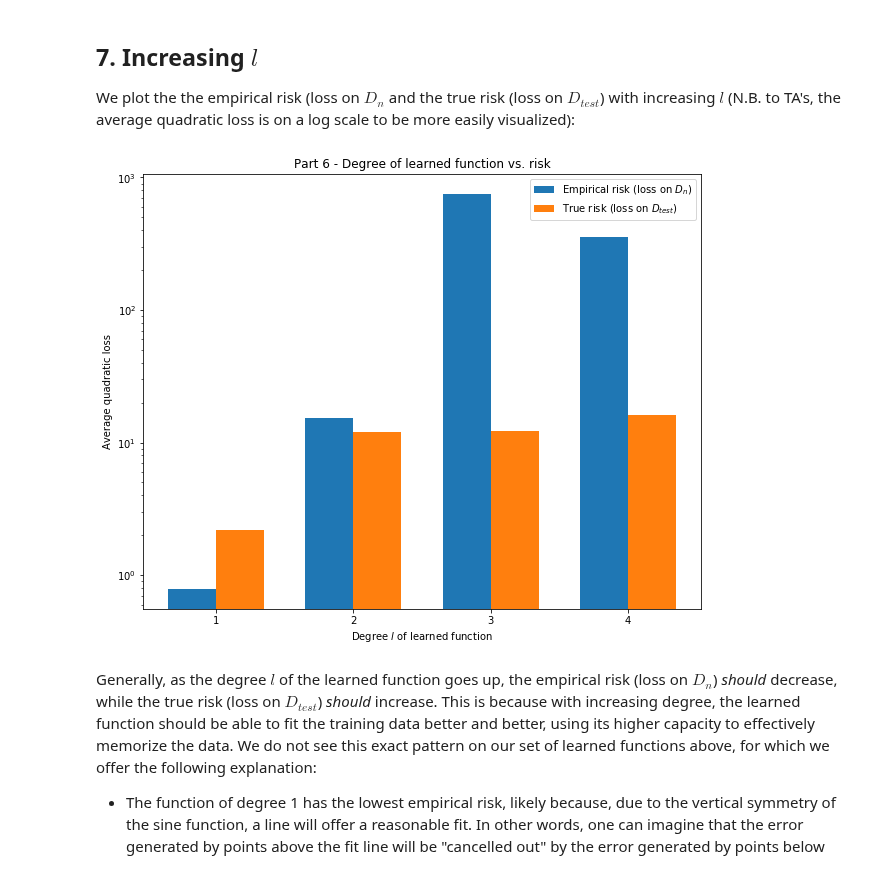
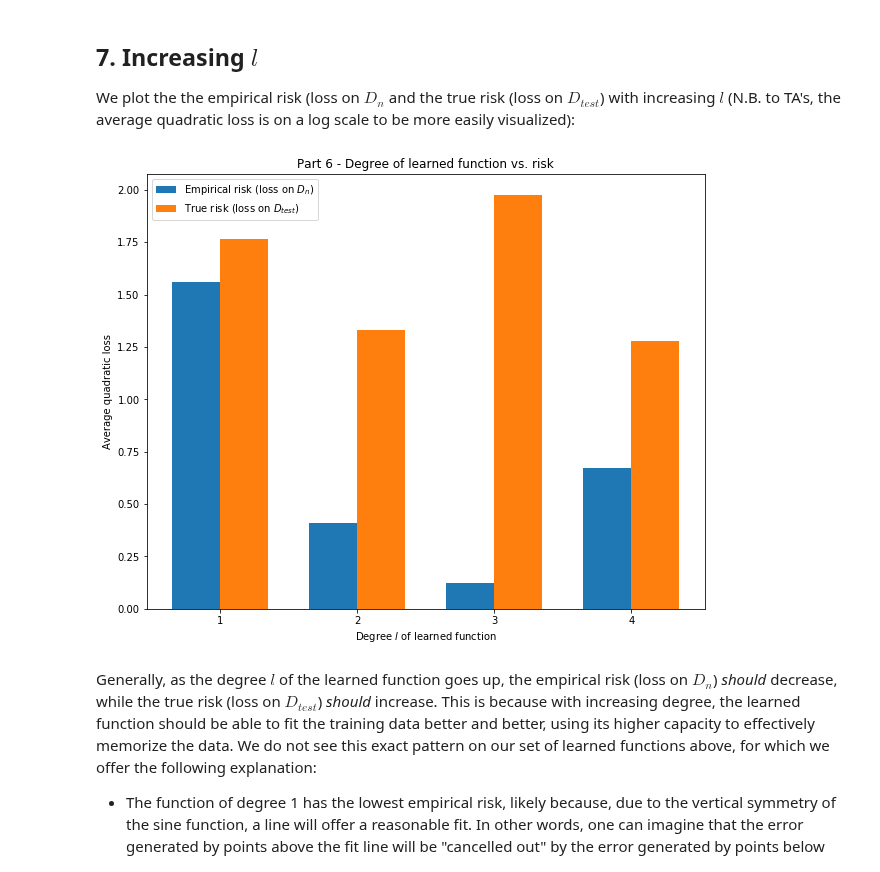
Before and after one commit to violetguos/ift6390, a Jupyter notebook: Homework 2/Practical.ipynb, the cells around one changed output. Drawn from its saved outputs; the diff is of its cells as text; code cells hidden in the pictures.

```diff
--- a/Homework 2/Practical.ipynb
+++ b/Homework 2/Practical.ipynb
@@ -178,17 +177,22 @@ We set $\lambda = 0.01$ and try fitting different degrees of polynomials.
 # %%
 # Define step size and number of steps for each degree
 kDegreeArr = [1, 2, 3, 4]
-stepsizeArr = [0.01, 0.001, 0.00000001, 0.00000001]
-numStepArr = [400, 40000, 40000, 40000]
+stepsizeArr = [0.01, 0.001, 1.0e-6, 1.0e-7]
+#stepsizeArr = [0.01, 0.001, 5.5180124e-08, 0.00000001]
+numStepArr = [400, 40000, int(1e6), int(1e6)]
+#numStepArr = [400, 40000, 837605, 40000]
+
+#stepsizeArr = [10**(-7), 10**(-7), 10**(-7), 10**(-7)]
+#numStepArr = [10, 10, 10, 10]
 
 plt.rcParams['figure.figsize'] = [10, 8]
-plt.ylim(top = 15, bottom=-15)
+plt.ylim(top = 5, bottom=-5)
 
 lossArr_train = []
 lossArr_test = []
 learned_param = []
 
-np.random.seed(1)
+np.random.seed(5)
 
 # Function to do a mapping from a 1d X.
 def to_map(input_data, k):
@@ -202,9 +206,10 @@ def to_map(input_data, k):
     return dataK
 
 for k in kDegreeArr:
+    print('On degree {}.'.format(k))
     # Initialize weights and bias randomly according to degree
     weight = np.random.rand(k)
-    bias = np.random.rand(k)
+    bias = 0
 
     # Get a mapping of the training data
     dataDM = []
@@ -221,16 +226,17 @@ for k in kDegreeArr:
     dataKM = np.array(dataKM)
 
     # Get a mapping of the targets
-    targetsM = []
-    for target in dataDn[1]:
-        targetsM.append(to_map(target, k))
-    targetsM = np.array(targetsM)
+    #targetsM = []
+    #for target in dataDn[1]:
+    #    targetsM.append(to_map(target, k))
+    #targetsM = np.array(targetsM)
 
     # Do the descent
+    regGD = 0
     regGD = gradDescent(weightedDecay = 0.01,
                         stepSize = stepsizeArr[kDegreeArr.index(k)],
                         numberSteps= numStepArr[kDegreeArr.index(k)])
-    regGDParam = regGD.regression_gradient(weight, bias, dataDM, targetsM)
+    regGDParam = regGD.regression_gradient(weight, bias, dataDM, dataDn[1])
     learned_param.append([regGDParam[0], regGDParam[1]])
 
     # Define the function using the learned parameters
@@ -238,14 +244,17 @@ for k in kDegreeArr:
     for i, point in enumerate(dataDM):
         learnedFunc.append(np.dot(regGDParam[0], point) + regGDParam[1])
     learnedFunc = np.array(learnedFunc)
-    learnedFunc = np.sum(learnedFunc, axis = 1)
+    print('learned func before sum:', learnedFunc)
+    #learnedFunc = np.sum(learnedFunc, axis = 1)
+    print('learned func after sum:', learnedFunc)
 
     # Define a function with dummy data and learned parameters, for a smooth plot
     #dataK = np.array(np.linspace(-10, 10, 100))
     for point in dataKM:
         learnedFunc_plot.append(np.dot(regGDParam[0], point) + regGDParam[1])
     learnedFunc_plot = np.array(learnedFunc_plot)
-    learnedFunc_plot = np.sum(learnedFunc_plot, axis = 1)
+    #learnedFunc_plot = np.sum(learnedFunc_plot, axis = 1)
+    print(learnedFunc_plot)
     plt.plot(dataK, learnedFunc_plot, label = "learned func, k = {}".format(k))
     #plt.scatter(dataDn[0], learnedFunc, label = "learned func, k = {}".format(k))
 
@@ -271,35 +297,35 @@ We plot the the empirical risk (loss on $D_{n}$ and the true risk (loss on $D_{t
 # %%
 # Already got training loss, so now get testing loss:
 lossArr_test = []
 for k in kDegreeArr:
     # Get the function
     learnedFunc = []
     for point in dataDtest[0]:
         learnedFunc.append(np.dot(learned_param[k-1][0], point) + learned_param[k-1][1])
     learnedFunc = np.array(learnedFunc)
     if k != 1:
         learnedFunc = np.sum(learnedFunc, axis = 1)
 
     # Calculate test error
     loss = np.mean((learnedFunc - dataDtest[1])**2)
     lossArr_test.append(loss)
 
 # Plot training and test error
 ind = np.arange(len(kDegreeArr))
 width = 0.35
 
 plt.bar(ind, np.array(lossArr_train), width, label="Empirical risk (loss on $D_{n}$)")
 plt.bar(ind + width, np.array(lossArr_test), width, label="True risk (loss on $D_{test}$)")
 plt.xlabel("Degree $l$ of learned function")
 plt.ylabel("Average quadratic loss")
 plt.title("Part 6 - Degree of learned function vs. risk")
 
 plt.xticks(ind + width / 2, ('1', '2', '3', '4'))
-plt.yscale('log')
+#plt.yscale('log')
 plt.legend(loc='best')
 plt.show()
 # %% [output]
-[figure, old version]
+[figure, new version]
 # %% [markdown]
 Generally, as the degree $l$ of the learned function goes up, the empirical risk (loss on $D_{n}$) *should* decrease, while the true risk (loss on $D_{test}$) *should* increase. This is because with increasing degree, the learned function should be able to fit the training data better and better, using its higher capacity to effectively memorize the data. We do not see this exact pattern on our set of learned functions above, for which we offer the following explanation:
 
```
Also changed, not shown: parts of 4 cells of this notebook.
